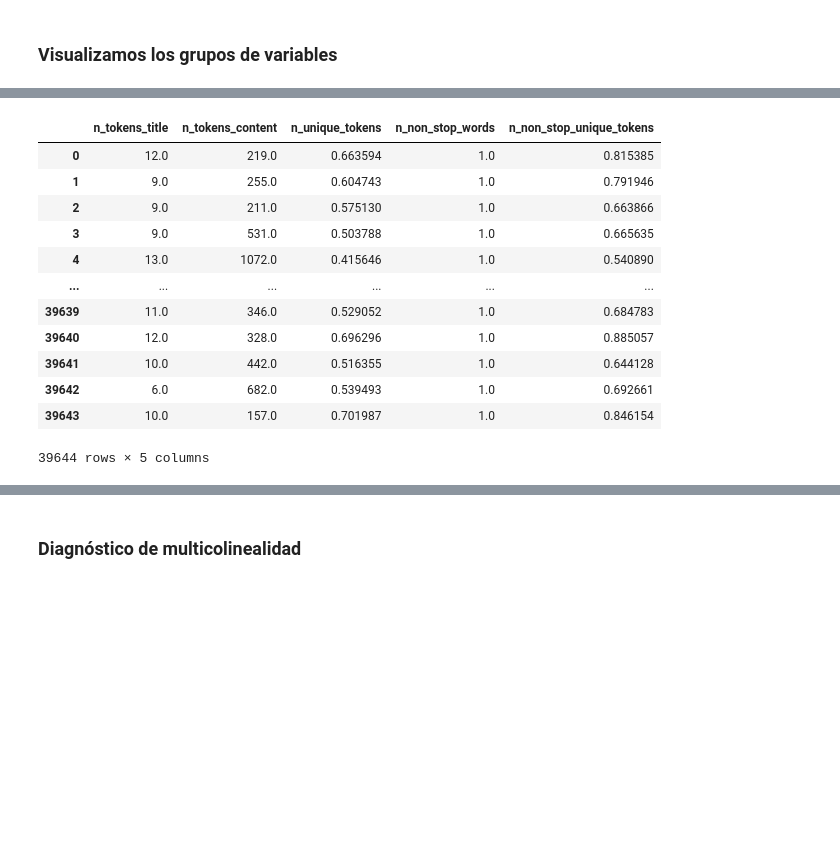
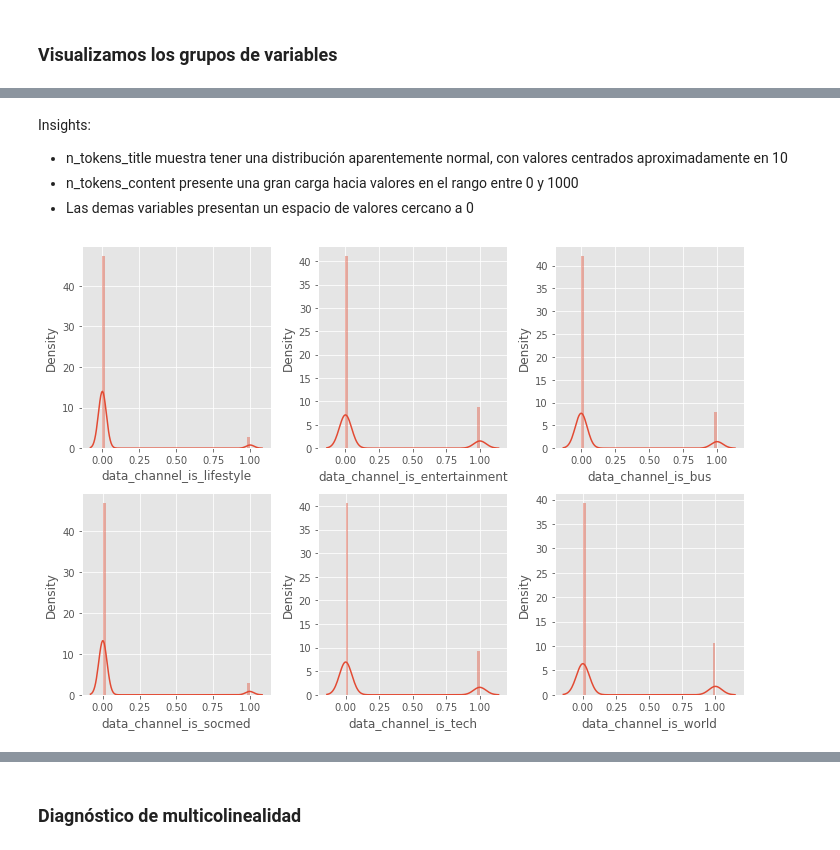
Before and after one commit to oportusgonzalo/data-science-desafio-latam, a Jupyter notebook: machine-learning/desafio_mecanismos_votacion/desafio.ipynb, the cells around one changed output, grey strips where cells are left out. Saved outputs shown, nothing was run; the diff lists cells and outputs as text; code cells hidden in the pictures; blank space fills up the shorter version.

```diff
--- a/machine-learning/desafio_mecanismos_votacion/desafio.ipynb
+++ b/machine-learning/desafio_mecanismos_votacion/desafio.ipynb
@@ -51,16 +65,11 @@ IndexError: tuple index out of range
-# %%
-qnty
-# %% [output]
-|  | n_tokens_title | n_tokens_content | n_unique_tokens | n_non_stop_words | n_non_stop_unique_tokens |
-| 0 | 12.0 | 219.0 | 0.663594 | 1.0 | 0.815385 |
-| 1 | 9.0 | 255.0 | 0.604743 | 1.0 | 0.791946 |
-| 2 | 9.0 | 211.0 | 0.575130 | 1.0 | 0.663866 |
-| 3 | 9.0 | 531.0 | 0.503788 | 1.0 | 0.665635 |
-| 4 | 13.0 | 1072.0 | 0.415646 | 1.0 | 0.540890 |
-| ... | ... | ... | ... | ... | ... |
-| 39639 | 11.0 | 346.0 | 0.529052 | 1.0 | 0.684783 |
-| 39640 | 12.0 | 328.0 | 0.696296 | 1.0 | 0.885057 |
-| 39641 | 10.0 | 442.0 | 0.516355 | 1.0 | 0.644128 |
-| 39642 | 6.0 | 682.0 | 0.539493 | 1.0 | 0.692661 |
-| 39643 | 10.0 | 157.0 | 0.701987 | 1.0 | 0.846154 |
-39644 rows × 5 columns
+# %% [markdown]
+Insights:
+
+* n_tokens_title muestra tener una distribución aparentemente normal, con valores centrados aproximadamente en 10
+* n_tokens_content presente una gran carga hacia valores en el rango entre 0 y 1000
+* Las demas variables presentan un espacio de valores cercano a 0
+# %%
+plt.figure(figsize=(10, 7))
+grid_plot_batch(channel, 3, sns.distplot)
+# %% [output]
+[figure, added]
```
Also changed, not shown: parts of 17 cells of this notebook, 1 other file.
